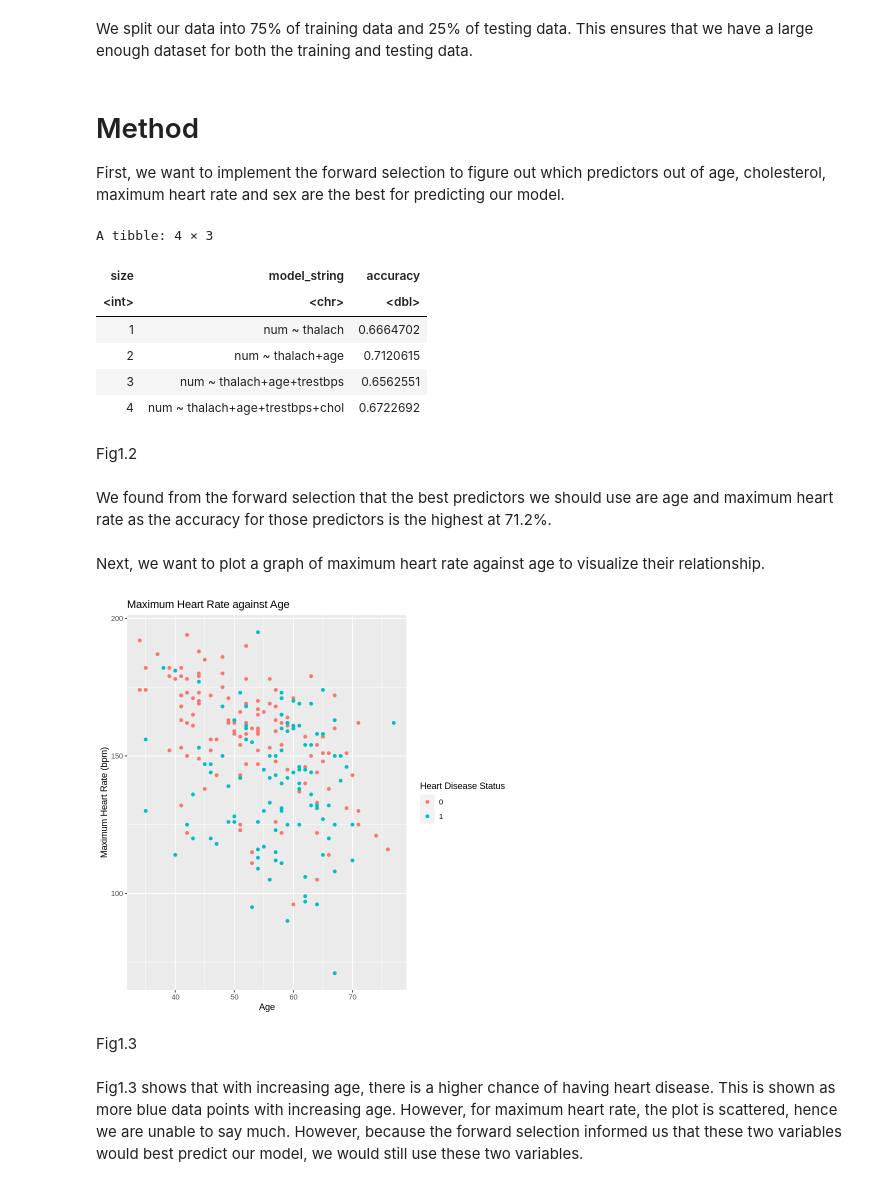
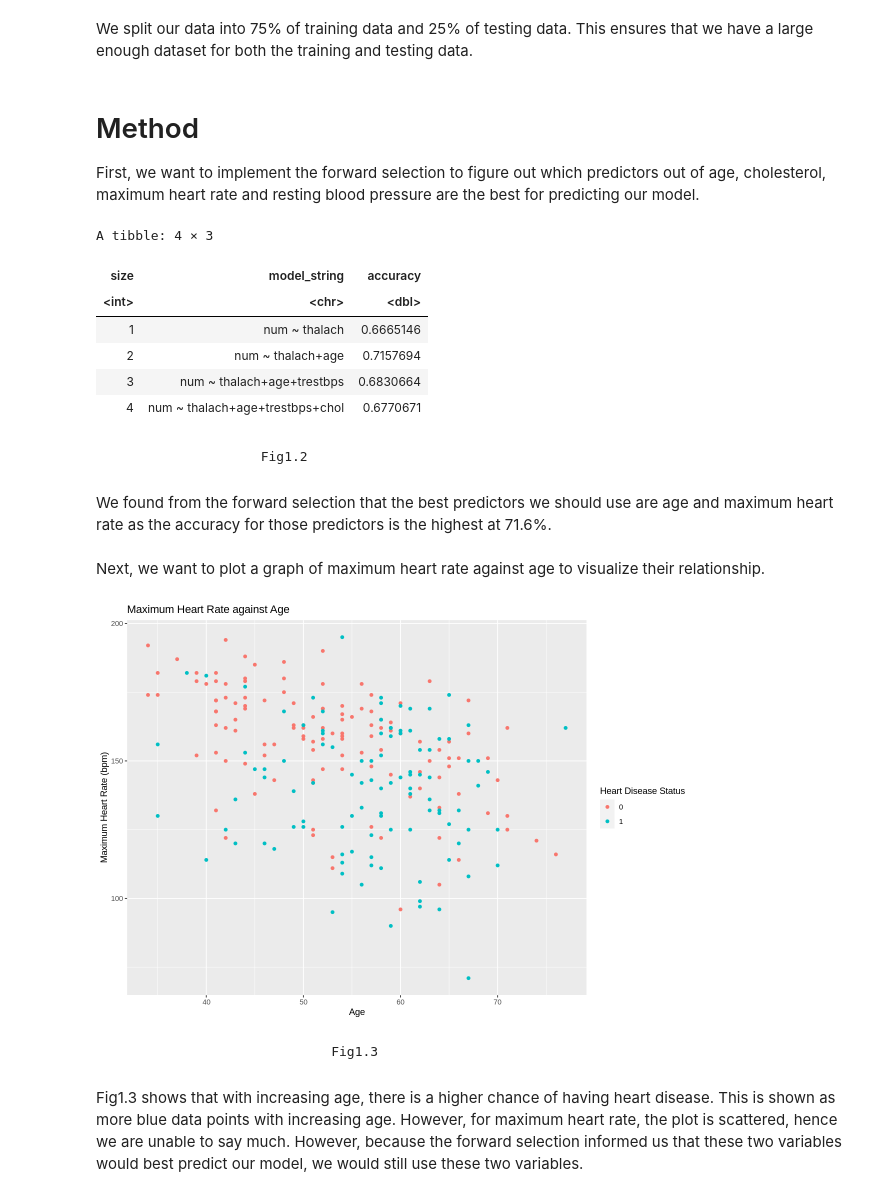
Before and after one commit to TracyGan/DSCI100, a Jupyter notebook: GroupReport.ipynb, the cells around one changed output. Cells and saved outputs as stored; diff of their text form; code cells hidden in the pictures.

```diff
--- a/GroupReport.ipynb
+++ b/GroupReport.ipynb
@@ -118,11 +119,11 @@ heart_test <- testing(heart_split)
 We split our data into 75% of training data and 25% of testing data. This ensures that we have a large enough dataset for both the training and testing data.
 # %% [markdown]
 # Method
-First, we want to implement the forward selection to figure out which predictors out of age, cholesterol, maximum heart rate and sex are the best for predicting our model.
+First, we want to implement the forward selection to figure out which predictors out of age, cholesterol, maximum heart rate and resting blood pressure are the best for predicting our model.
 # %%
 # forward selection
 heart_subset <- heart_data |>
-    select(num, age, chol, thalach, trestbps, sex)
+    select(num, age, chol, thalach, trestbps)
 
 names <- colnames(heart_subset |>
                   select(age, chol, thalach, trestbps))
@@ -193,27 +194,28 @@ accuracies
 A tibble: 4 × 3
 | size | model_string | accuracy |
 | <int> | <chr> | <dbl> |
-| 1 | num ~ thalach | 0.6664702 |
-| 2 | num ~ thalach+age | 0.7120615 |
-| 3 | num ~ thalach+age+trestbps | 0.6562551 |
-| 4 | num ~ thalach+age+trestbps+chol | 0.6722692 |
+| 1 | num ~ thalach | 0.6665146 |
+| 2 | num ~ thalach+age | 0.7157694 |
+| 3 | num ~ thalach+age+trestbps | 0.6830664 |
+| 4 | num ~ thalach+age+trestbps+chol | 0.6770671 |
 # %% [markdown]
-Fig1.2
+                       Fig1.2
 # %% [markdown]
-We found from the forward selection that the best predictors we should use are age and maximum heart rate as the accuracy for those predictors is the highest at 71.2%.
+We found from the forward selection that the best predictors we should use are age and maximum heart rate as the accuracy for those predictors is the highest at 71.6%.
 # %% [markdown]
 Next, we want to plot a graph of maximum heart rate against age to visualize their relationship.
 # %%
+options(repr.plot.width = 10, repr.plot.height = 7)
 heart_plot<- heart_train |>
             ggplot(aes (x = age, y = thalach, color = num)) +
             geom_point() +
             labs(x = "Age", y = "Maximum Heart Rate (bpm)", color = "Heart Disease Status") +
             ggtitle("Maximum Heart Rate against Age")
 heart_plot
 # %% [output]
-[figure, old version]
+[figure, new version]
 # %% [markdown]
-Fig1.3
+                                Fig1.3
 # %% [markdown]
 Fig1.3 shows that with increasing age, there is a higher chance of having heart disease. This is shown as more blue data points with increasing age. However, for maximum heart rate, the plot is scattered, hence we are unable to say much. However, because the forward selection informed us that these two variables would best predict our model, we would still use these two variables.
 # %% [markdown]
```
Also changed, not shown: parts of 17 cells of this notebook.
